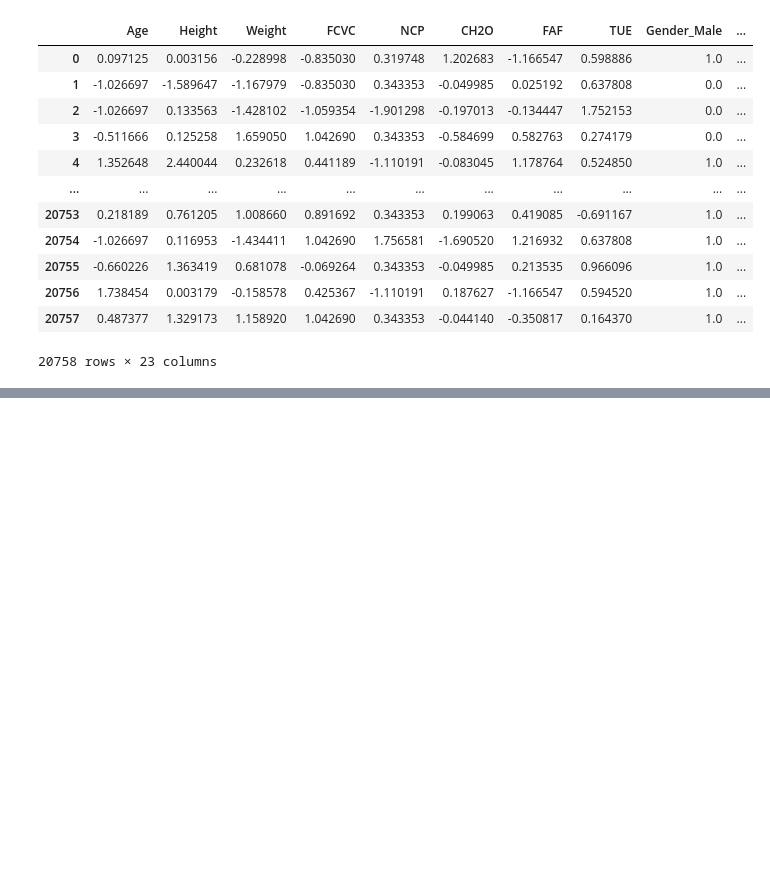
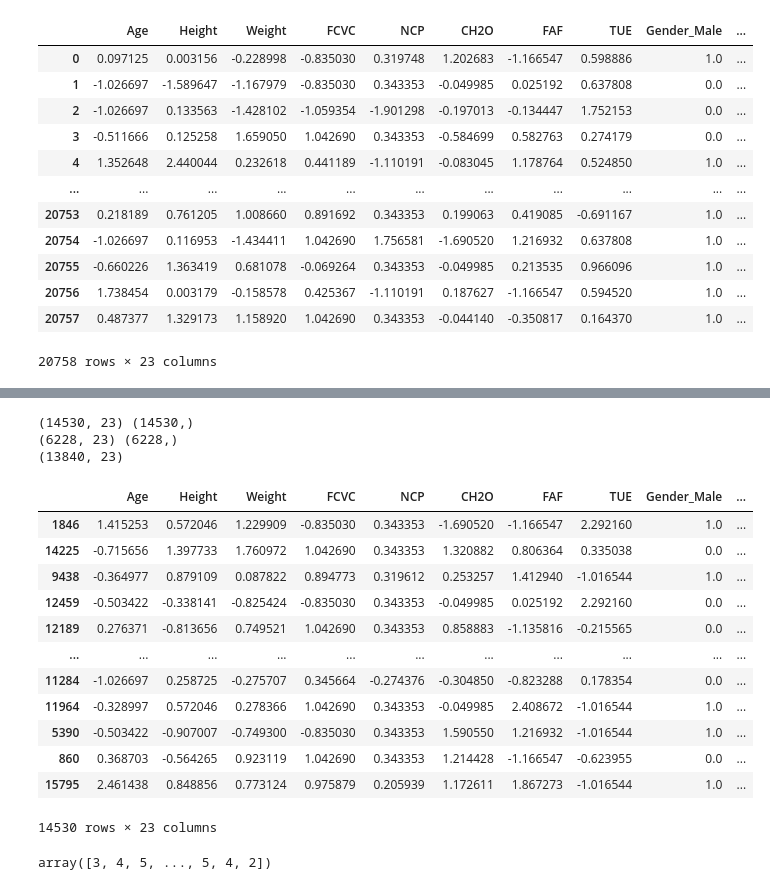
Before and after one commit to jonggu12/OBESITY_RISK, a Jupyter notebook: code/02_2. deep_neural.ipynb, the cells around one changed output, grey strips where cells are left out. Drawn from its saved outputs; the diff is of its cells as text; code cells hidden in the pictures; blank space fills up the shorter version.

```diff
--- a/code/02_2. deep_neural.ipynb
+++ b/code/02_2. deep_neural.ipynb
@@ -610,0 +629,51 @@ array([6, 1, 0, ..., 3, 6, 3])
+# %%
+from sklearn.model_selection import train_test_split
+from sklearn.preprocessing import LabelEncoder
+
+# 합쳐진 DataFrame에서 학습용 데이터와 테스트용 데이터를 분리
+X_train = all_df[:20758]  # X_train은 비만유형이 없는 데이터프레임입니다.
+y_train = train['NObeyesdad']  # 학습용 데이터의 목적 변수인 'NObeyesdad'를 가져옵니다.
+
+# 라벨 인코더 생성
+label_encoder = LabelEncoder()
+
+# 라벨 인코딩 적용
+y_train_encoded = label_encoder.fit_transform(y_train)
+
+# 학습용 데이터를 학습용과 검증용으로 나누기
+X_train, X_val, y_train, y_val = train_test_split(X_train, y_train_encoded, test_size=0.3, random_state=42)
+
+X_test = all_df[20758:]
+
+# 학습 데이터셋 확인
+print(X_train.shape, y_train.shape)
+
+# 검증 데이터셋 확인
+print(X_val.shape, y_val.shape)
+
+# 테스트 데이터셋 확인
+print(X_test.shape)
+# %% [output]
+(14530, 23) (14530,)
+(6228, 23) (6228,)
+(13840, 23)
+# %%
+X_train
+# %% [output]
+|  | Age | Height | Weight | FCVC | NCP | CH2O | FAF | TUE | Gender_Male | ... |
+| 1846 | 1.415253 | 0.572046 | 1.229909 | -0.835030 | 0.343353 | -1.690520 | -1.166547 | 2.292160 | 1.0 | ... |
+| 14225 | -0.715656 | 1.397733 | 1.760972 | 1.042690 | 0.343353 | 1.320882 | 0.806364 | 0.335038 | 0.0 | ... |
+| 9438 | -0.364977 | 0.879109 | 0.087822 | 0.894773 | 0.319612 | 0.253257 | 1.412940 | -1.016544 | 1.0 | ... |
+| 12459 | -0.503422 | -0.338141 | -0.825424 | -0.835030 | 0.343353 | -0.049985 | 0.025192 | 2.292160 | 0.0 | ... |
+| 12189 | 0.276371 | -0.813656 | 0.749521 | 1.042690 | 0.343353 | 0.858883 | -1.135816 | -0.215565 | 0.0 | ... |
+| ... | ... | ... | ... | ... | ... | ... | ... | ... | ... | ... |
+| 11284 | -1.026697 | 0.258725 | -0.275707 | 0.345664 | -0.274376 | -0.304850 | -0.823288 | 0.178354 | 0.0 | ... |
+| 11964 | -0.328997 | 0.572046 | 0.278366 | 1.042690 | 0.343353 | -0.049985 | 2.408672 | -1.016544 | 1.0 | ... |
+| 5390 | -0.503422 | -0.907007 | -0.749300 | -0.835030 | 0.343353 | 1.590550 | 1.216932 | -1.016544 | 1.0 | ... |
+| 860 | 0.368703 | -0.564265 | 0.923119 | 1.042690 | 0.343353 | 1.214428 | -1.166547 | -0.623955 | 0.0 | ... |
+| 15795 | 2.461438 | 0.848856 | 0.773124 | 0.975879 | 0.205939 | 1.172611 | 1.867273 | -1.016544 | 1.0 | ... |
+14530 rows × 23 columns
+# %%
+y_train
+# %% [output]
+array([3, 4, 5, ..., 5, 4, 2])
```
Also changed, not shown: parts of 20 cells of this notebook.
